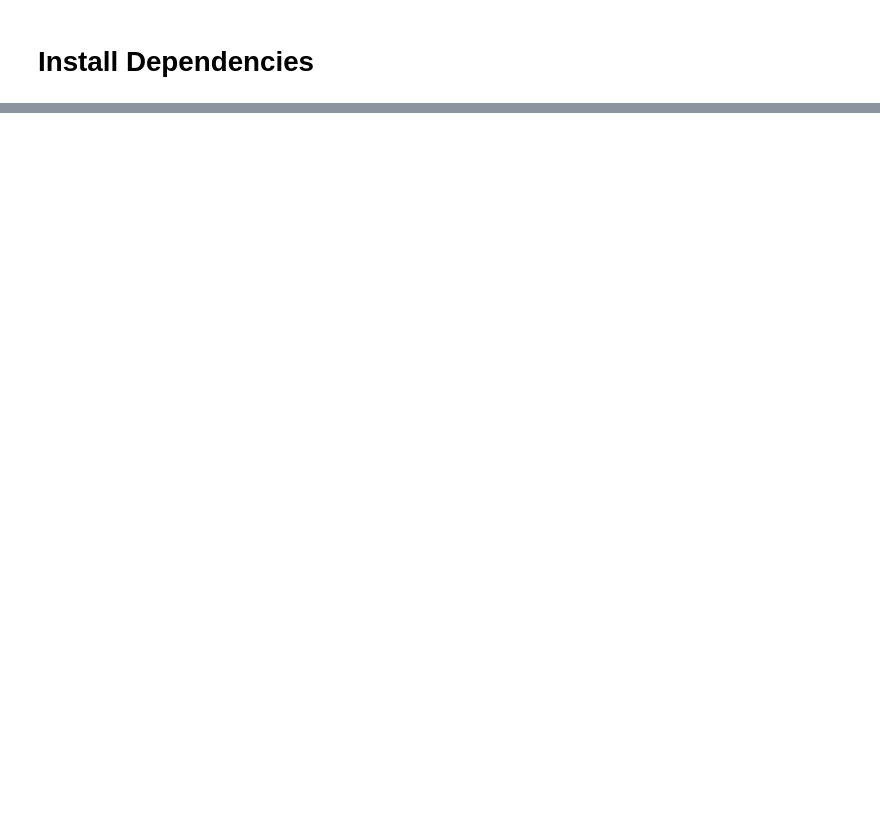
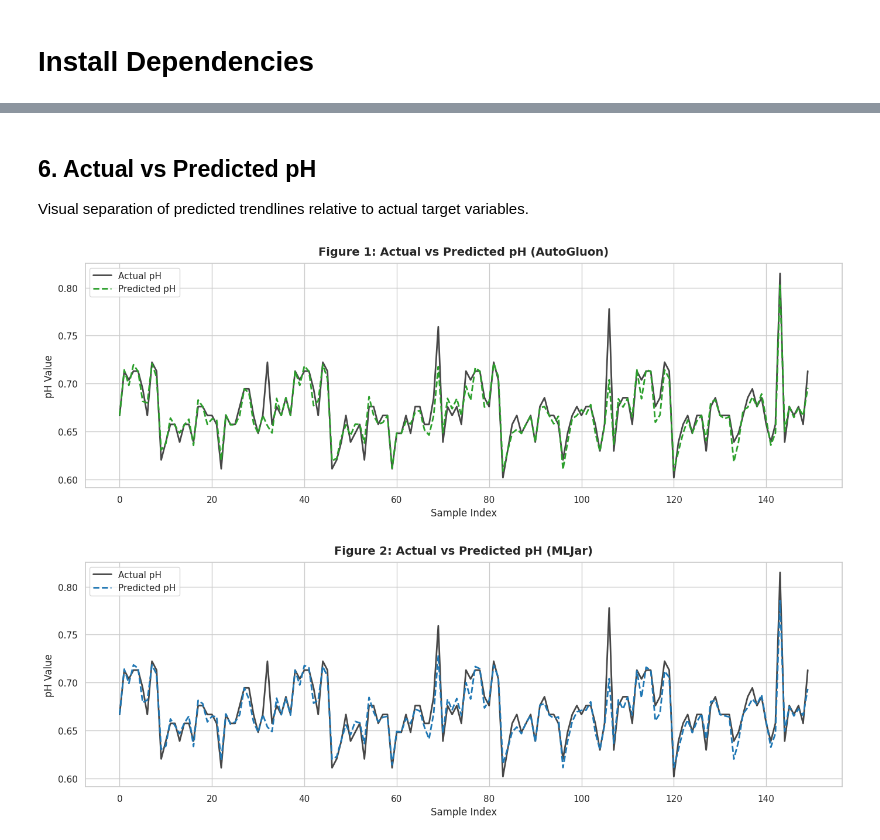
Before and after one commit to N1Coder/ml-water-ph-predict, a Jupyter notebook: water_quality_main.ipynb, the cells around one changed output, grey strips where cells are left out. Drawn from its saved outputs; the diff is of its cells as text; code cells hidden in the pictures; blank space fills up the shorter version.

```diff
--- a/water_quality_main.ipynb
+++ b/water_quality_main.ipynb
@@ -434,0 +362,33 @@ plt.show()
+# %% [markdown]
+## 6. Actual vs Predicted pH
+Visual separation of predicted trendlines relative to actual target variables.
+# %%
+subset_size = min(150, len(y_test)) # Limiting for clearer visualization
+y_actual_plot = y_test.values[:subset_size]
+ag_pred_plot = ag_test_pred[:subset_size]
+mlj_pred_plot = mlj_test_pred[:subset_size]
+
+# Figure 1: AutoGluon
+plt.figure(figsize=(14, 5), dpi=100)
+plt.plot(y_actual_plot, label='Actual pH', color='#333333', linewidth=2, alpha=0.9)
+plt.plot(ag_pred_plot, label='Predicted pH', color='#2ca02c', linestyle='--', linewidth=2)
+plt.title('Figure 1: Actual vs Predicted pH (AutoGluon)', fontsize=14, fontweight='bold', pad=10)
+plt.xlabel('Sample Index')
+plt.ylabel('pH Value')
+plt.legend()
+plt.tight_layout()
+plt.show()
+
+# Figure 2: MLJar
+plt.figure(figsize=(14, 5), dpi=100)
+plt.plot(y_actual_plot, label='Actual pH', color='#333333', linewidth=2, alpha=0.9)
+plt.plot(mlj_pred_plot, label='Predicted pH', color='#1f77b4', linestyle='--', linewidth=2)
+plt.title('Figure 2: Actual vs Predicted pH (MLJar)', fontsize=14, fontweight='bold', pad=10)
+plt.xlabel('Sample Index')
+plt.ylabel('pH Value')
+plt.legend()
+plt.tight_layout()
+plt.show()
+# %% [output]
+[figure, added]
+[figure, added]
```
Also changed, not shown: parts of 40 cells of this notebook.
